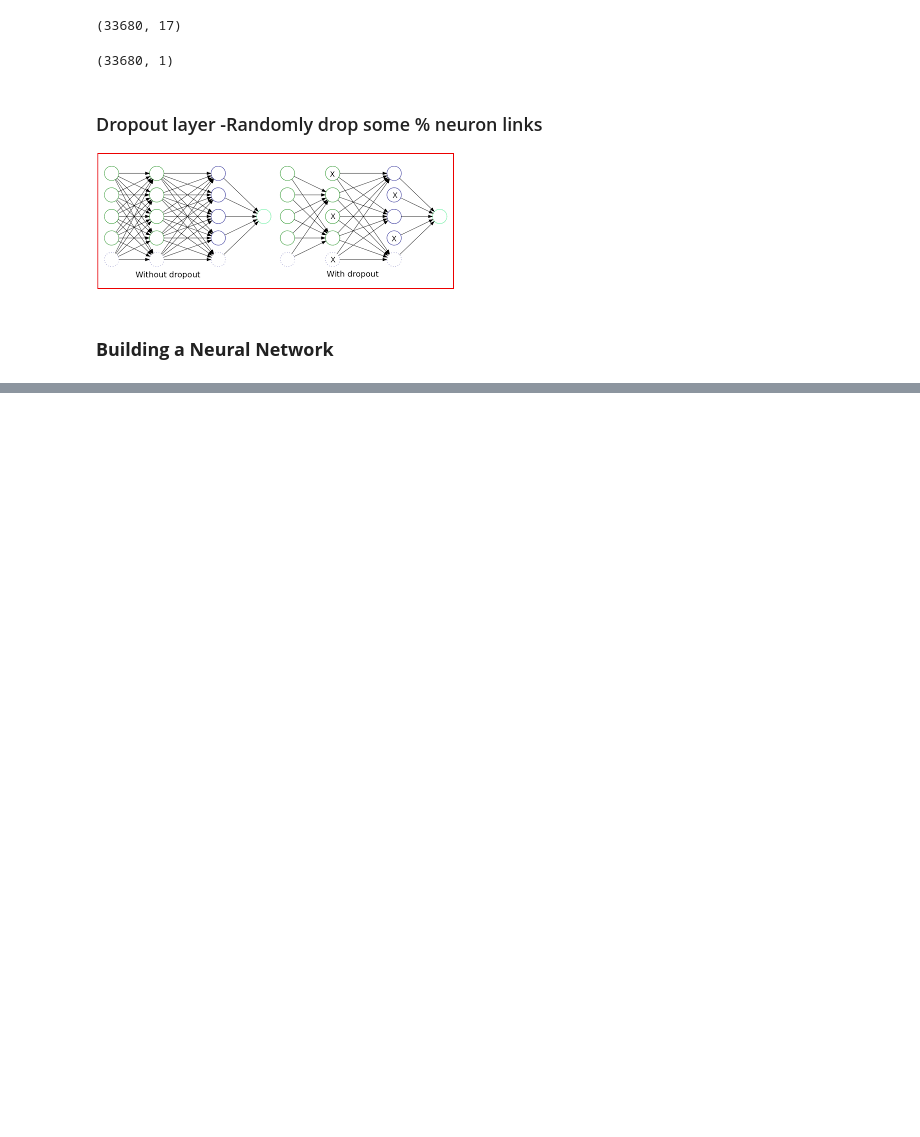
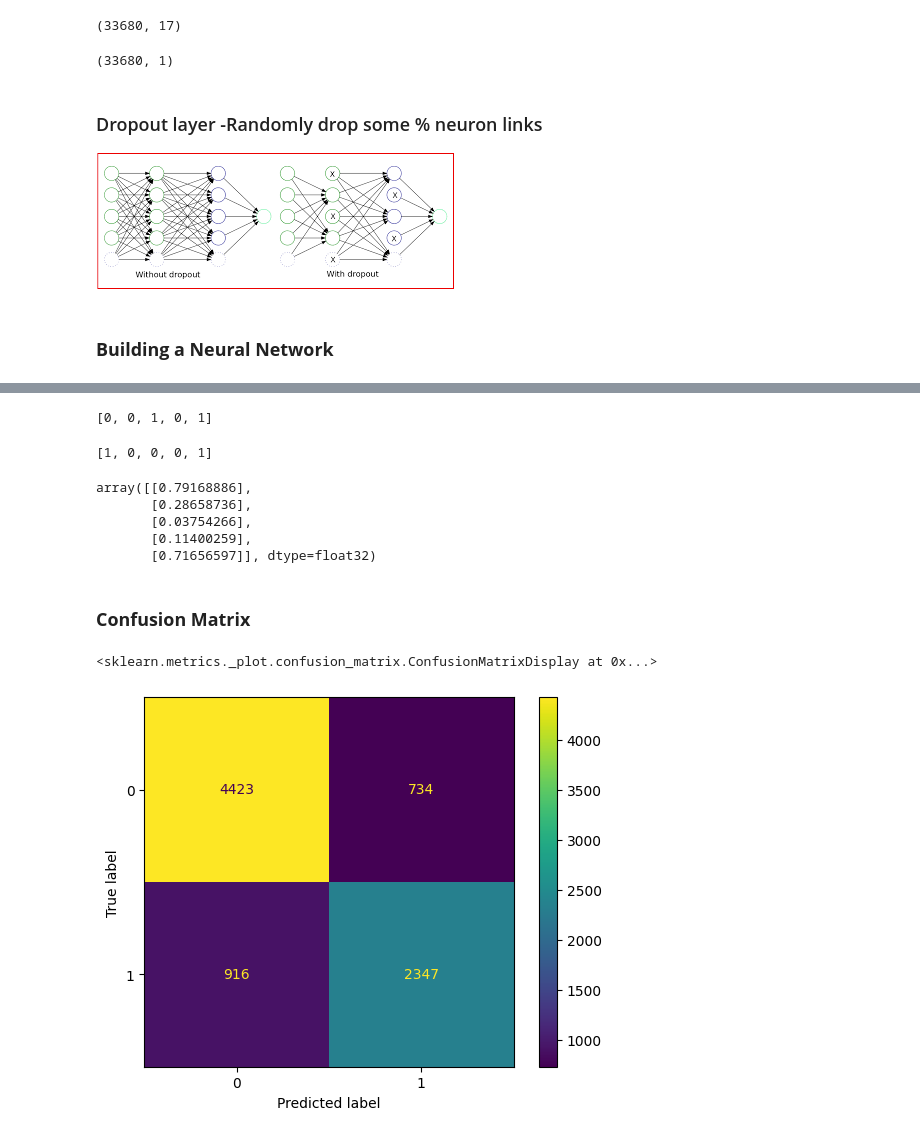
Before and after one commit to Prajyoti20/DeepLerning, a Jupyter notebook: Binary_Classification1.ipynb, the cells around one changed output, grey strips where cells are left out. Cells and saved outputs as stored; diff of their text form; code cells hidden in the pictures; blank space fills up the shorter version.

```diff
--- a/Binary_Classification1.ipynb
+++ b/Binary_Classification1.ipynb
@@ -300,0 +389,3 @@ lr
+# %%
+yprob_train = model.predict(x_train)
+yprob_test = model.predict(x_test)
@@ -300,0 +447,27 @@ lr
+# %%
+ypred_train = [1 if prob >=0.5 else 0 for prob in yprob_train]
+ypred_test = [1 if prob >=0.5 else 0 for prob in yprob_test]
+# %%
+ypred_train[0:5]
+# %% [output]
+[0, 0, 1, 0, 1]
+# %%
+ypred_test[0:5]
+# %% [output]
+[1, 0, 0, 0, 1]
+# %%
+yprob_test[0:5]
+# %% [output]
+array([[0.79168886],
+       [0.28658736],
+       [0.03754266],
+       [0.11400259],
+       [0.71656597]], dtype=float32)
+# %% [markdown]
+### **Confusion Matrix**
+# %%
+from sklearn.metrics import ConfusionMatrixDisplay
+ConfusionMatrixDisplay.from_predictions(y_test,ypred_test)
+# %% [output]
+<sklearn.metrics._plot.confusion_matrix.ConfusionMatrixDisplay at 0x...>
+[figure, added]
```
Also changed, not shown: parts of 29 cells of this notebook.
